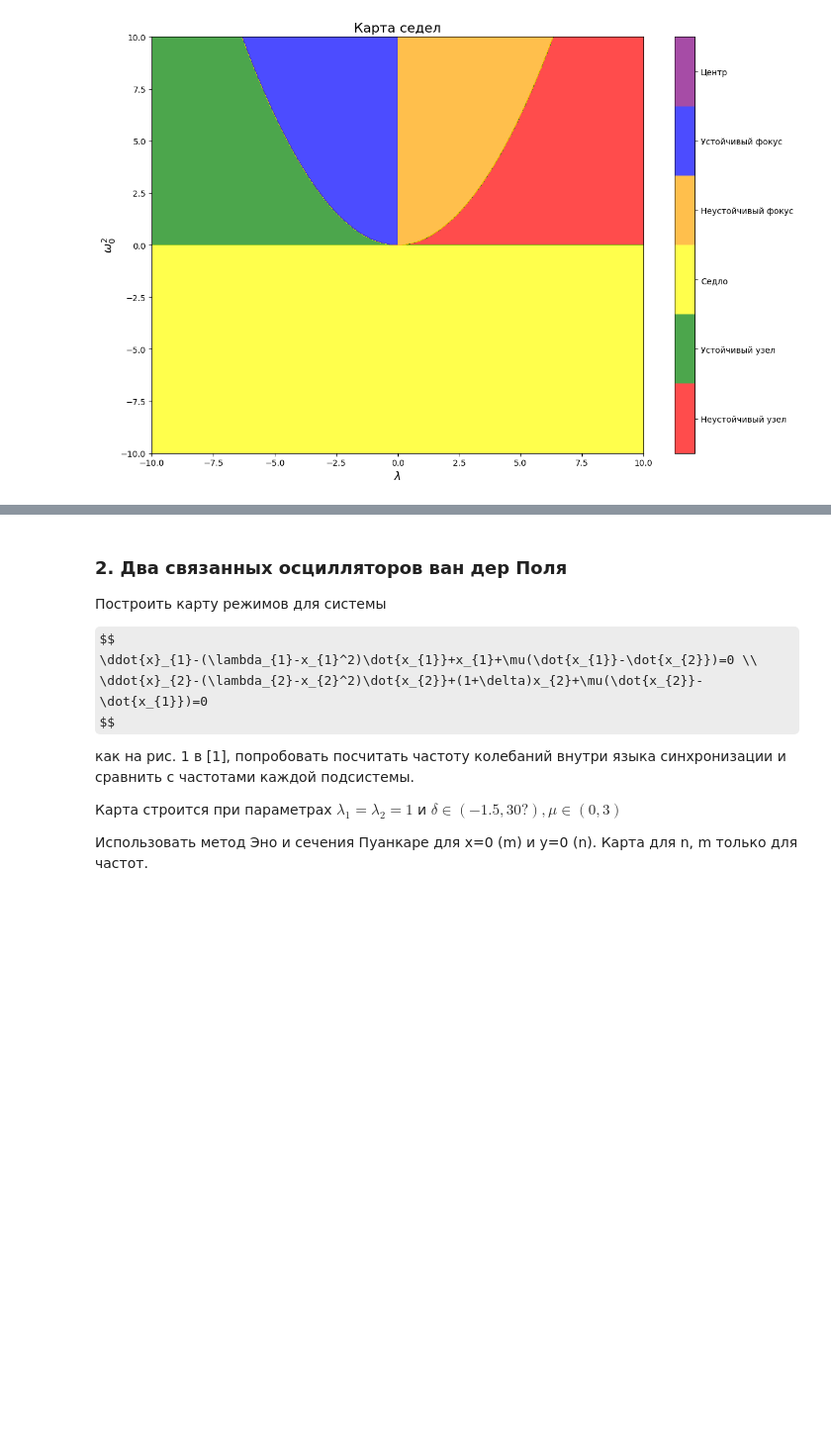
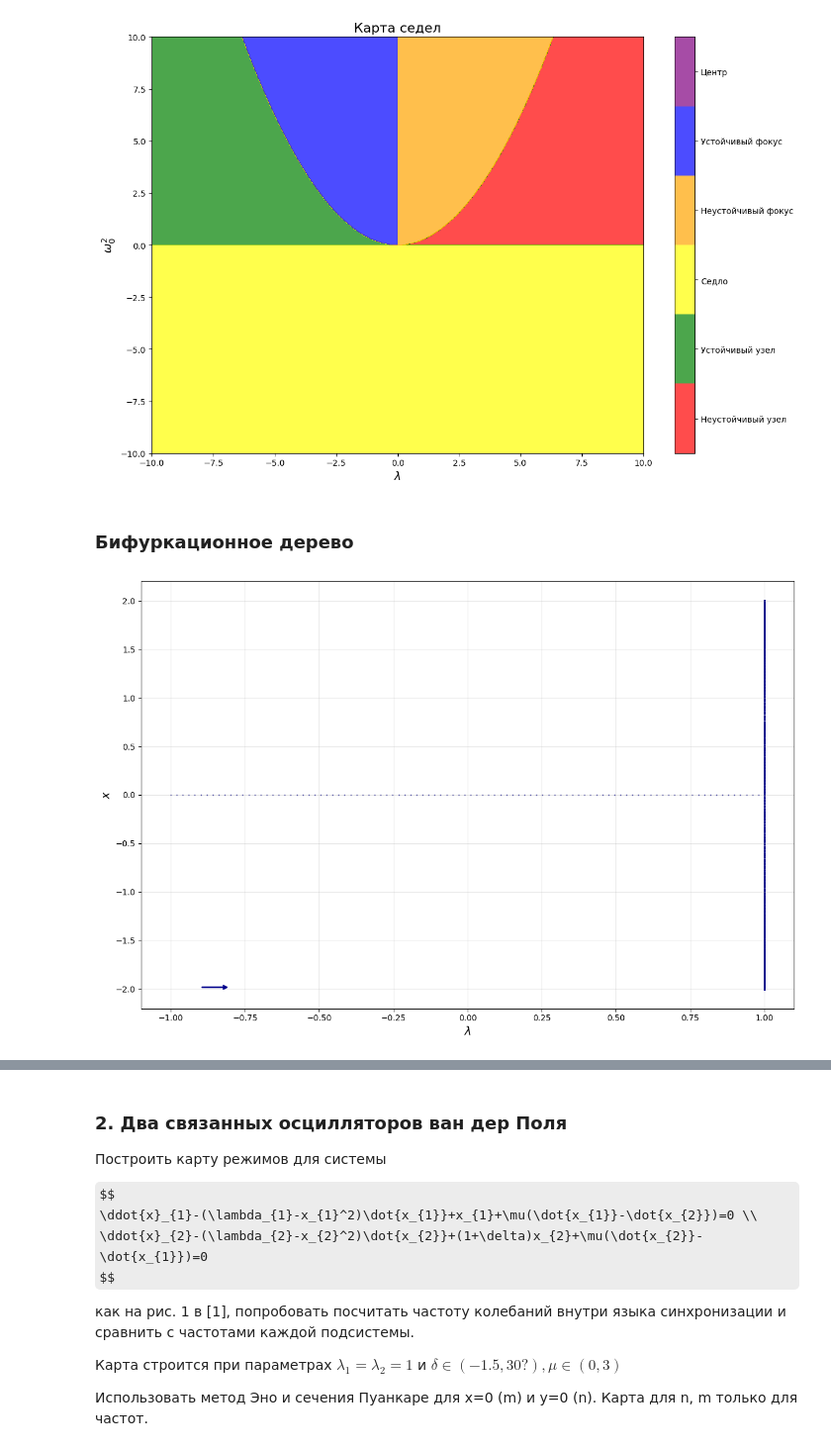
Before and after one commit to FFG99/neuromap_sync, a Jupyter notebook: explore/dynamic_explore.ipynb, the cells around one changed output, grey strips where cells are left out. Shown at 99% size. Cells and saved outputs as stored; diff of their text form; code cells hidden in the pictures; some formulas as TeX source; blank space fills up the shorter version.

```diff
--- a/explore/dynamic_explore.ipynb
+++ b/explore/dynamic_explore.ipynb
@@ -97,3 +97,27 @@ plt.tight_layout()
 plt.show()
 # %% [output]
 [figure]
+# %% [markdown]
+### Бифуркационное дерево
+# %%
+def secant_plane(state):
+    return state[0]
+
+from systems import van_der_pol_rk4
+from utils import plot_bifurcation_diagram
+
+plot_bifurcation_diagram(
+    evolution_operator=van_der_pol_rk4,
+    state=[0.2, 0.3],
+    dt=0.01,
+    n_transient=10, n_attractor=10,
+    secant_plane=secant_plane,
+    params=[1.0, 2.0],
+    changing_parameter_number=0,
+    changing_parameter_range=(-1, 1),
+    direction='increase',
+    point_size=0.5,
+    changing_parameter_num=100
+)
+# %% [output]
+[figure, added]
```
Also changed, not shown: parts of 4 cells of this notebook, 8 other files.
